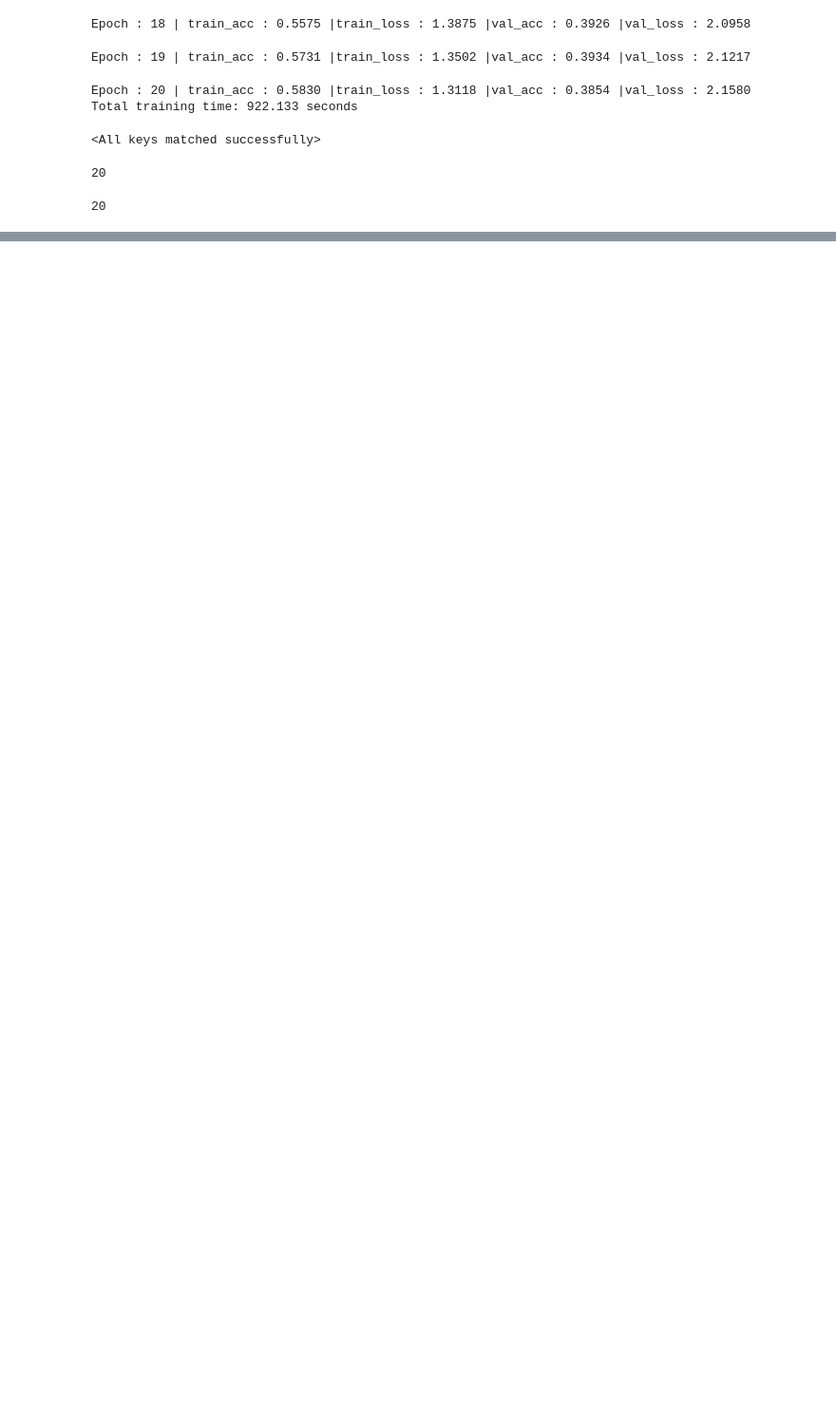
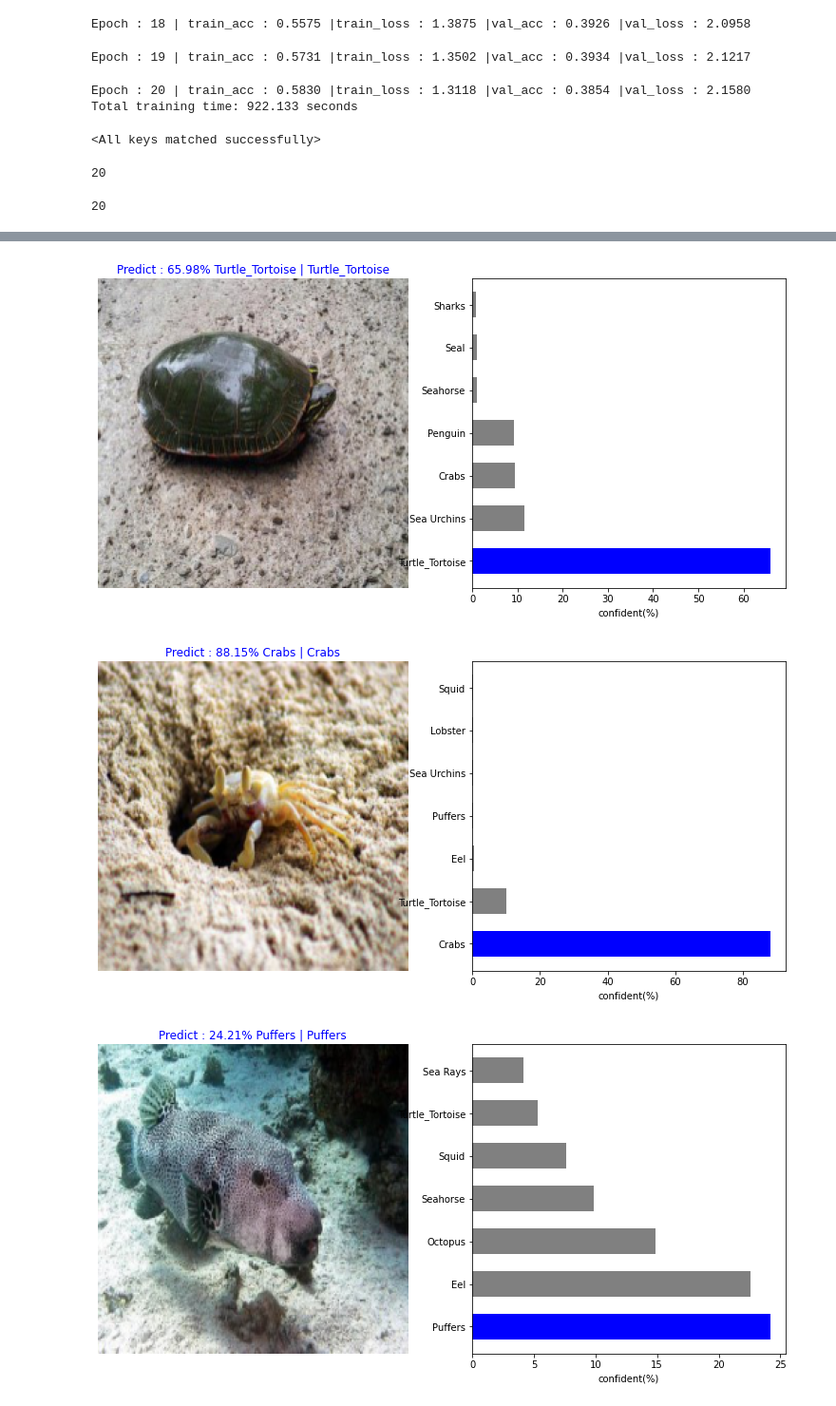
Before and after one commit to NickyAlan/pytorch_22, a Jupyter notebook: project_sea_animal.ipynb, the cells around one changed output, grey strips where cells are left out. Shown at 95% size. Drawn from its saved outputs; the diff is of its cells as text; code cells hidden in the pictures; blank space fills up the shorter version.

```diff
--- a/project_sea_animal.ipynb
+++ b/project_sea_animal.ipynb
@@ -715,0 +1052,7 @@ len(modelV3_result['train_loss'])
+# %%
+for image in range(5) :
+    PlotPredCustomImage(full_image_path, modelV3_sgd, class_names, 7)
+# %% [output]
+[figure, added]
+[figure, added]
+[figure, added]
```
Also changed, not shown: parts of 32 cells of this notebook, 3 other files.
